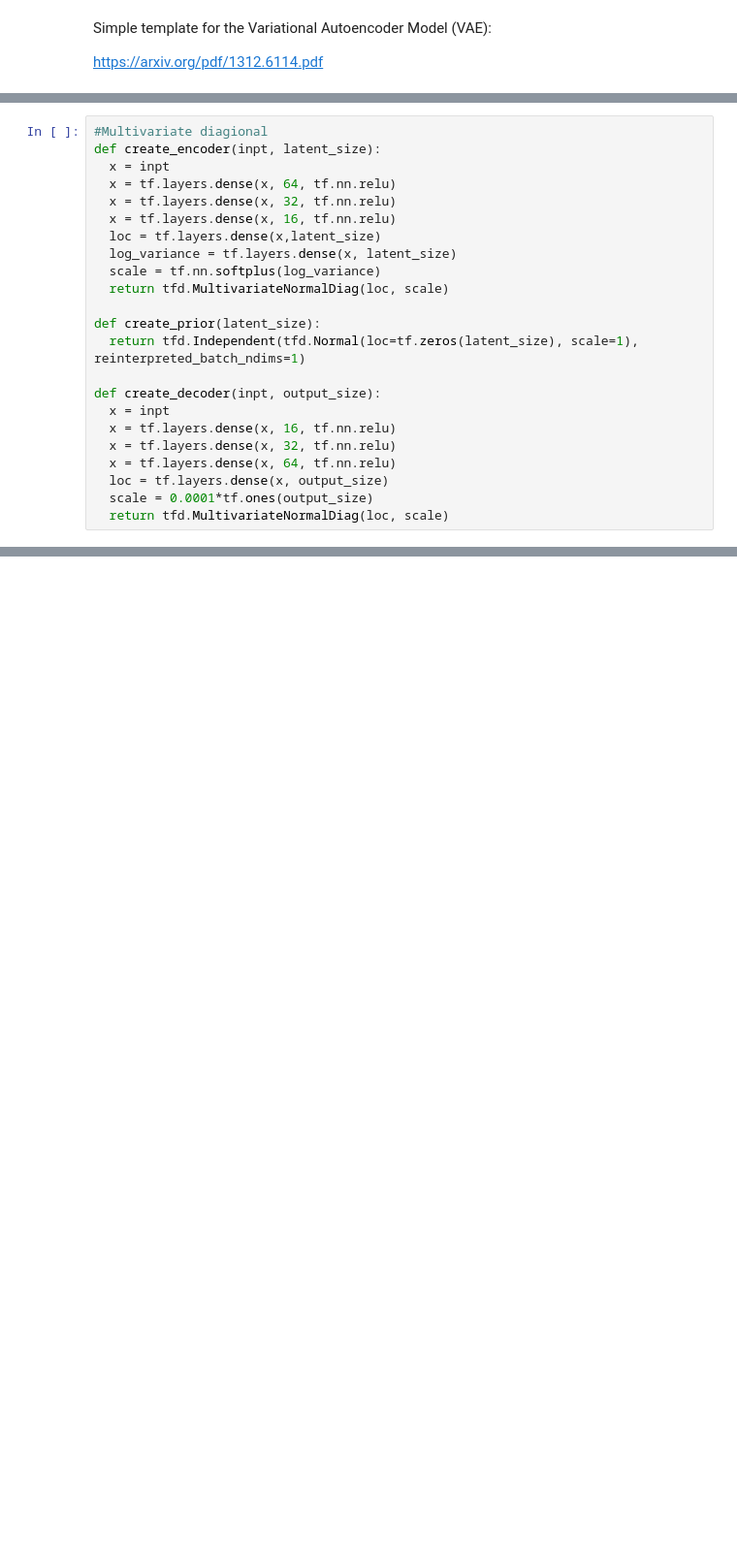
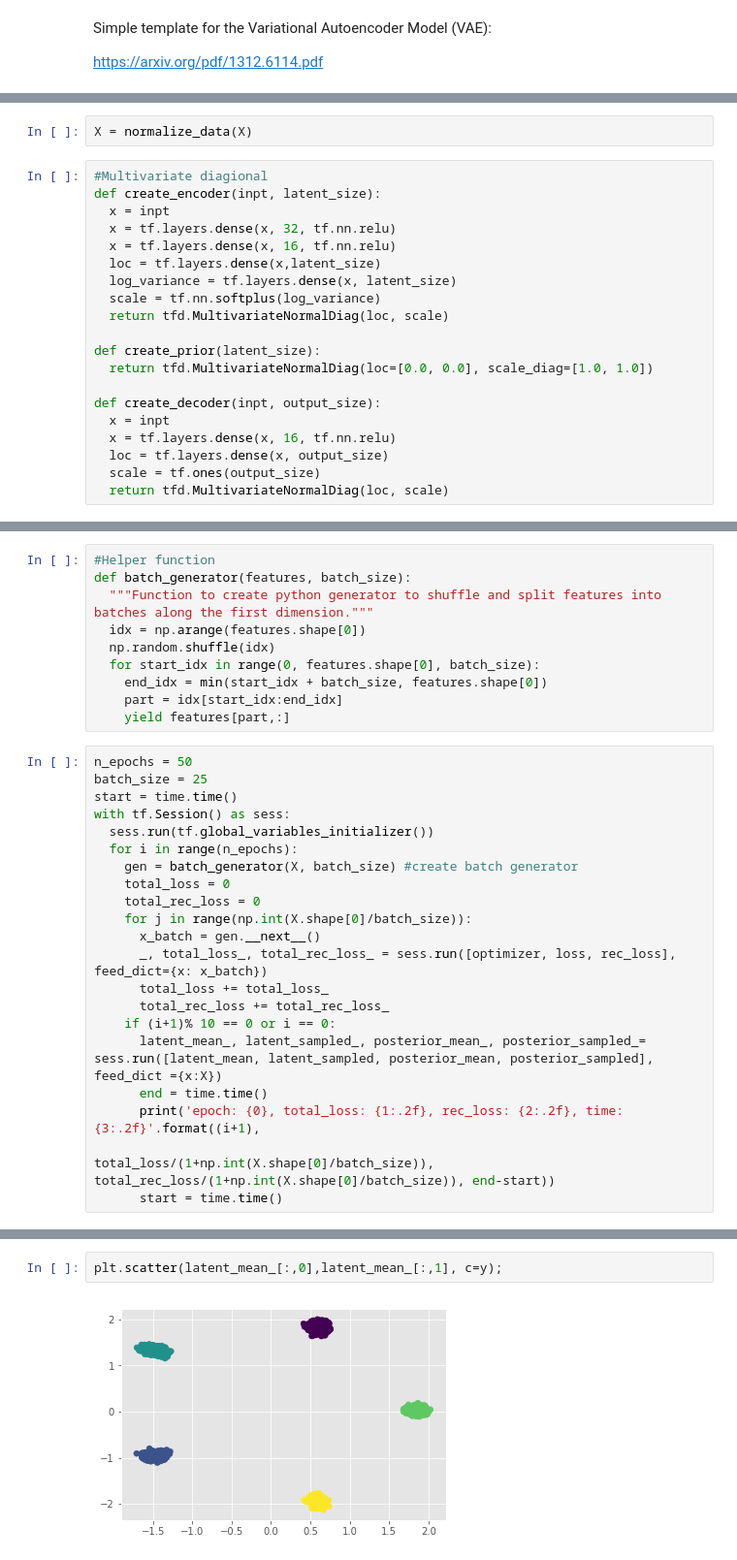
Before and after one commit to dauparas/tensorflow_examples, a Jupyter notebook: VAE_template.ipynb, the cells around one changed output, grey strips where cells are left out. Shown: that part at 97% size. Saved outputs shown, nothing was run; the diff lists cells and outputs as text; blank space fills up the shorter version.

```diff
--- a/VAE_template.ipynb
+++ b/VAE_template.ipynb
@@ -79,8 +32,9 @@ SUCCESS: Found GPU: /device:GPU:0
+# %%
+X = normalize_data(X)
 # %%
 #Multivariate diagional
 def create_encoder(inpt, latent_size):
   x = inpt
-  x = tf.layers.dense(x, 64, tf.nn.relu)
   x = tf.layers.dense(x, 32, tf.nn.relu)
   x = tf.layers.dense(x, 16, tf.nn.relu)
   loc = tf.layers.dense(x,latent_size)
@@ -89,15 +43,13 @@ def create_encoder(inpt, latent_size):
   return tfd.MultivariateNormalDiag(loc, scale)
 
 def create_prior(latent_size):
-  return tfd.Independent(tfd.Normal(loc=tf.zeros(latent_size), scale=1), reinterpreted_batch_ndims=1)
+  return tfd.MultivariateNormalDiag(loc=[0.0, 0.0], scale_diag=[1.0, 1.0])
 
 def create_decoder(inpt, output_size):
   x = inpt
   x = tf.layers.dense(x, 16, tf.nn.relu)
-  x = tf.layers.dense(x, 32, tf.nn.relu)
-  x = tf.layers.dense(x, 64, tf.nn.relu)
   loc = tf.layers.dense(x, output_size)
-  scale = 0.0001*tf.ones(output_size)
+  scale = tf.ones(output_size)
   return tfd.MultivariateNormalDiag(loc, scale)
 # %%
 #Connect encoder and decoder and define the loss function
@@ -144,0 +79,31 @@ prior = tfd.Independent(tfd.Normal(loc=tf.zeros(encoded_size), scale=1),
+# %%
+#Helper function
+def batch_generator(features, batch_size):
+  """Function to create python generator to shuffle and split features into batches along the first dimension."""
+  idx = np.arange(features.shape[0])
+  np.random.shuffle(idx)
+  for start_idx in range(0, features.shape[0], batch_size):
+    end_idx = min(start_idx + batch_size, features.shape[0])
+    part = idx[start_idx:end_idx]
+    yield features[part,:]
+# %%
+n_epochs = 50
+batch_size = 25
+start = time.time()
+with tf.Session() as sess:
+  sess.run(tf.global_variables_initializer())
+  for i in range(n_epochs):
+    gen = batch_generator(X, batch_size) #create batch generator
+    total_loss = 0
+    total_rec_loss = 0
+    for j in range(np.int(X.shape[0]/batch_size)):
+      x_batch = gen.__next__()
+      _, total_loss_, total_rec_loss_ = sess.run([optimizer, loss, rec_loss], feed_dict={x: x_batch})
+      total_loss += total_loss_
+      total_rec_loss += total_rec_loss_
+    if (i+1)% 10 == 0 or i == 0:
+      latent_mean_, latent_sampled_, posterior_mean_, posterior_sampled_= sess.run([latent_mean, latent_sampled, posterior_mean, posterior_sampled], feed_dict ={x:X})
+      end = time.time()
+      print('epoch: {0}, total_loss: {1:.2f}, rec_loss: {2:.2f}, time: {3:.2f}'.format((i+1),
+                                       total_loss/(1+np.int(X.shape[0]/batch_size)), total_rec_loss/(1+np.int(X.shape[0]/batch_size)), end-start))
+      start = time.time()
@@ -144,0 +117,4 @@ prior = tfd.Independent(tfd.Normal(loc=tf.zeros(encoded_size), scale=1),
+# %%
+plt.scatter(latent_mean_[:,0],latent_mean_[:,1], c=y);
+# %% [output]
+[figure, added]
```
Also changed, not shown: parts of 13 cells of this notebook.
